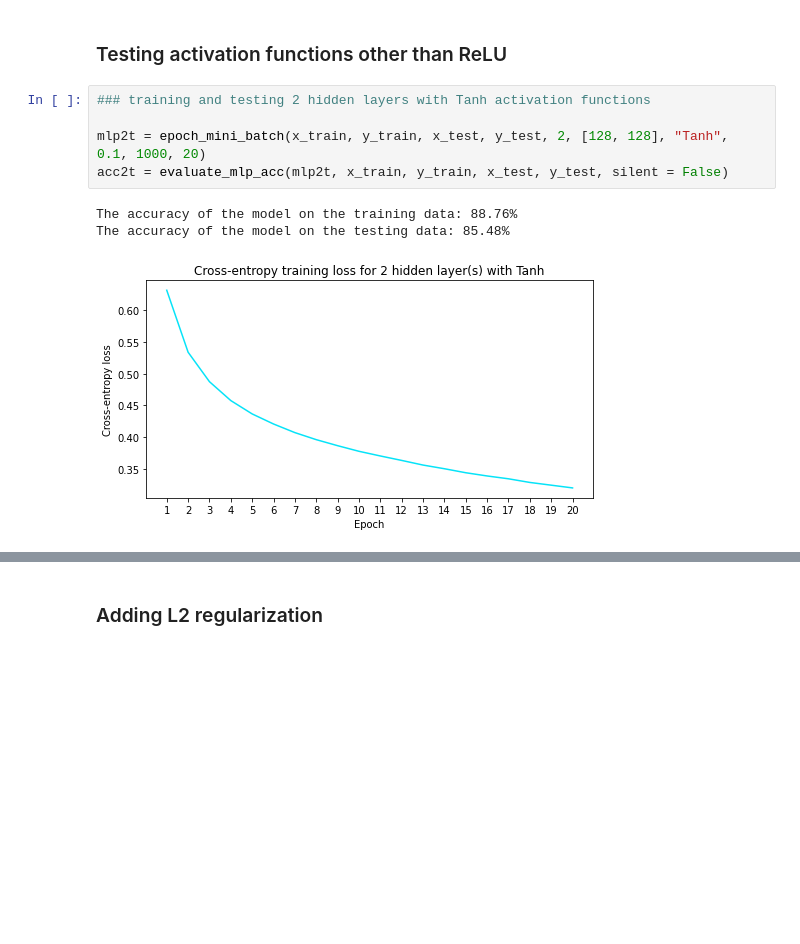
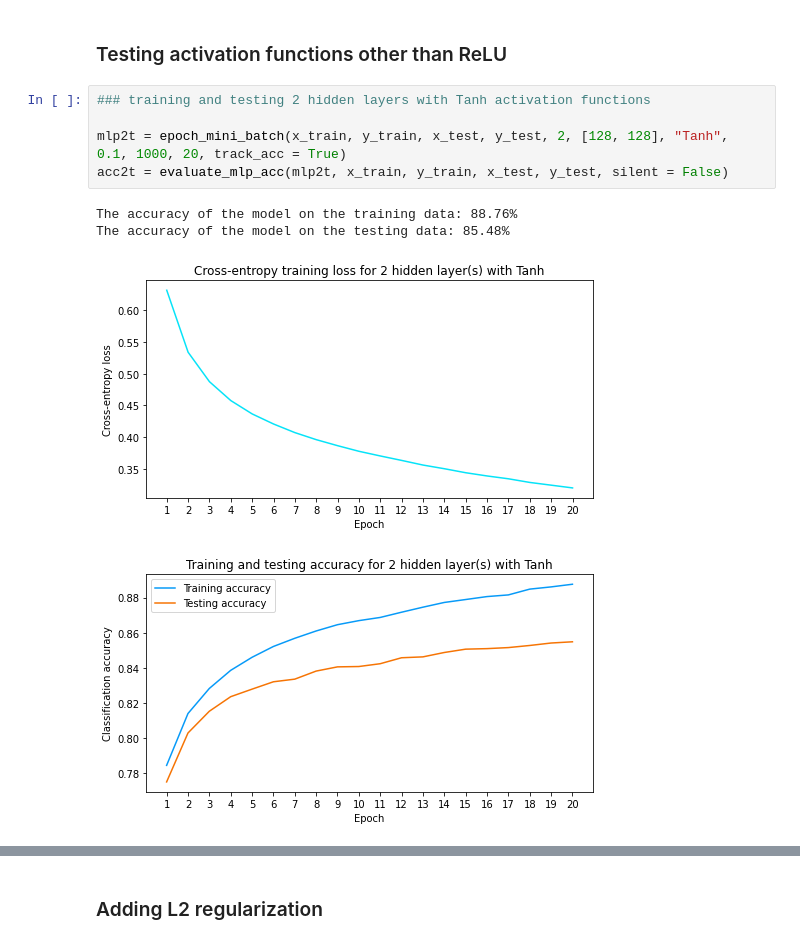
Before and after one commit to faithrts/ML-Intro, a Jupyter notebook: A3_Draft.ipynb, the cells around one changed output, grey strips where cells are left out. Saved outputs shown, nothing was run; the diff lists cells and outputs as text; blank space fills up the shorter version.

```diff
--- a/A3_Draft.ipynb
+++ b/A3_Draft.ipynb
@@ -1139,12 +1146,13 @@ The accuracy of the model on the testing data: 86.53%
 # %%
 ### training and testing 2 hidden layers with Tanh activation functions
 
-mlp2t = epoch_mini_batch(x_train, y_train, x_test, y_test, 2, [128, 128], "Tanh", 0.1, 1000, 20)
+mlp2t = epoch_mini_batch(x_train, y_train, x_test, y_test, 2, [128, 128], "Tanh", 0.1, 1000, 20, track_acc = True)
 acc2t = evaluate_mlp_acc(mlp2t, x_train, y_train, x_test, y_test, silent = False)
 # %% [output]
 The accuracy of the model on the training data: 88.76%
 The accuracy of the model on the testing data: 85.48%
 [figure]
+[figure, added]
 # %%
 ### training and testing 2 hidden layers with leaky ReLU activation functions
 
```
Also changed, not shown: parts of 4 cells of this notebook.
